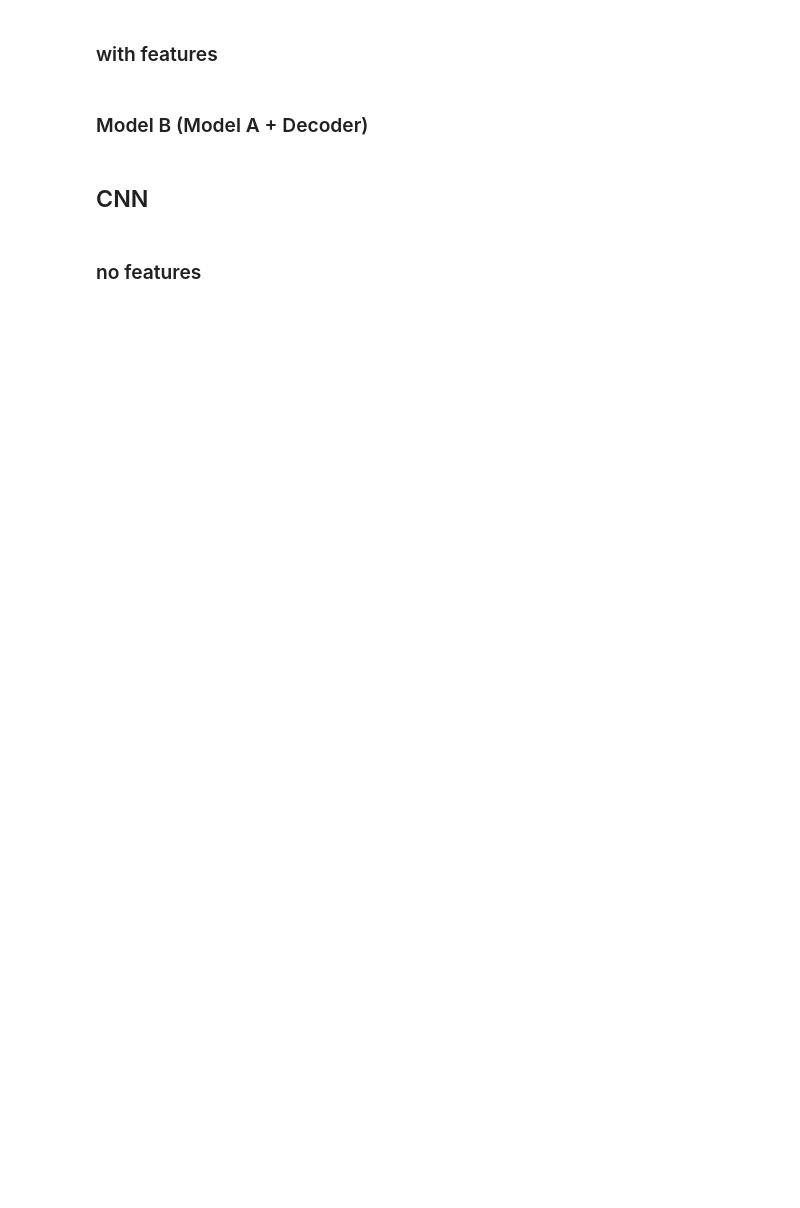
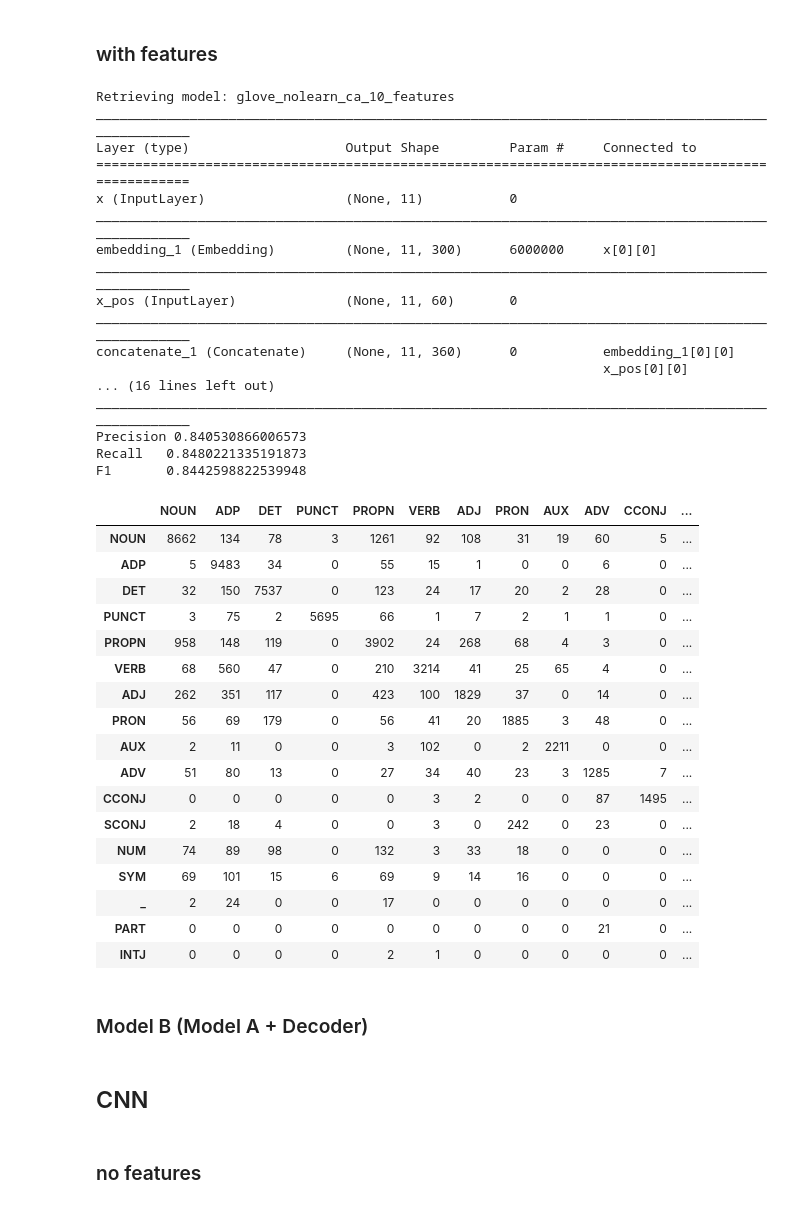
Before and after one commit to zupon/CapsNet_for_NER, a Jupyter notebook: code/model_testing.ipynb, the cells around one changed output. Saved outputs shown, nothing was run; the diff lists cells and outputs as text; code cells hidden in the pictures; blank space fills up the shorter version.

```diff
--- a/code/model_testing.ipynb
+++ b/code/model_testing.ipynb
@@ -201,23 +330,59 @@ cm
 ### with features
 # %%
 # model A - Window11_glove50_learn_drop50_caps3_conv5_cos_pos_caps
-modelName = "glove_nolearn_features"
+modelName = "glove_nolearn_" + LANGUAGE + "_" + TRAIN_AMOUNT + "_features"
 myModel = retrieve_model( modelName, modelDir)
 myModel.summary()
 
 raw_y_pred = myModel.predict( testX_dict)
 y_pred = eh.convert_raw_y_pred( raw_y_pred)
 
 # construct report object
 report_obj4 = eh.EvalDev_Report(modelName=modelName, y_true=testY, raw_y_pred=raw_y_pred, y_pred=y_pred)
 report_obj4.connect_to_dataClass( vocabData)
 
 print("Precision", report_obj4.get_precision( testY, y_pred))
 print("Recall\t", report_obj4.get_recall( testY, y_pred))
 print("F1\t", report_obj4.get_f1( testY, y_pred))
 cm = report_obj4.get_confusion_matrix( testY, y_pred)
 print()
 cm
+# %% [output]
+Retrieving model: glove_nolearn_ca_10_features
+__________________________________________________________________________________________________
+Layer (type)                    Output Shape         Param #     Connected to
+==================================================================================================
+x (InputLayer)                  (None, 11)           0
+__________________________________________________________________________________________________
+embedding_1 (Embedding)         (None, 11, 300)      6000000     x[0][0]
+__________________________________________________________________________________________________
+x_pos (InputLayer)              (None, 11, 60)       0
+__________________________________________________________________________________________________
+concatenate_1 (Concatenate)     (None, 11, 360)      0           embedding_1[0][0]
+                                                                 x_pos[0][0]
+... (16 lines left out)
+__________________________________________________________________________________________________
+Precision 0.840530866006573
+Recall   0.8480221335191873
+F1       0.8442598822539948
+|  | NOUN | ADP | DET | PUNCT | PROPN | VERB | ADJ | PRON | AUX | ADV | CCONJ | ... |
+| NOUN | 8662 | 134 | 78 | 3 | 1261 | 92 | 108 | 31 | 19 | 60 | 5 | ... |
+| ADP | 5 | 9483 | 34 | 0 | 55 | 15 | 1 | 0 | 0 | 6 | 0 | ... |
+| DET | 32 | 150 | 7537 | 0 | 123 | 24 | 17 | 20 | 2 | 28 | 0 | ... |
+| PUNCT | 3 | 75 | 2 | 5695 | 66 | 1 | 7 | 2 | 1 | 1 | 0 | ... |
+| PROPN | 958 | 148 | 119 | 0 | 3902 | 24 | 268 | 68 | 4 | 3 | 0 | ... |
+| VERB | 68 | 560 | 47 | 0 | 210 | 3214 | 41 | 25 | 65 | 4 | 0 | ... |
+| ADJ | 262 | 351 | 117 | 0 | 423 | 100 | 1829 | 37 | 0 | 14 | 0 | ... |
+| PRON | 56 | 69 | 179 | 0 | 56 | 41 | 20 | 1885 | 3 | 48 | 0 | ... |
+| AUX | 2 | 11 | 0 | 0 | 3 | 102 | 0 | 2 | 2211 | 0 | 0 | ... |
+| ADV | 51 | 80 | 13 | 0 | 27 | 34 | 40 | 23 | 3 | 1285 | 7 | ... |
+| CCONJ | 0 | 0 | 0 | 0 | 0 | 3 | 2 | 0 | 0 | 87 | 1495 | ... |
+| SCONJ | 2 | 18 | 4 | 0 | 0 | 3 | 0 | 242 | 0 | 23 | 0 | ... |
+| NUM | 74 | 89 | 98 | 0 | 132 | 3 | 33 | 18 | 0 | 0 | 0 | ... |
+| SYM | 69 | 101 | 15 | 6 | 69 | 9 | 14 | 16 | 0 | 0 | 0 | ... |
+| _ | 2 | 24 | 0 | 0 | 17 | 0 | 0 | 0 | 0 | 0 | 0 | ... |
+| PART | 0 | 0 | 0 | 0 | 0 | 0 | 0 | 0 | 0 | 21 | 0 | ... |
+| INTJ | 0 | 0 | 0 | 0 | 2 | 1 | 0 | 0 | 0 | 0 | 0 | ... |
 # %% [markdown]
 ### Model B (Model A + Decoder)
 # %%
```
Also changed, not shown: parts of 14 cells of this notebook, 3 other files.
